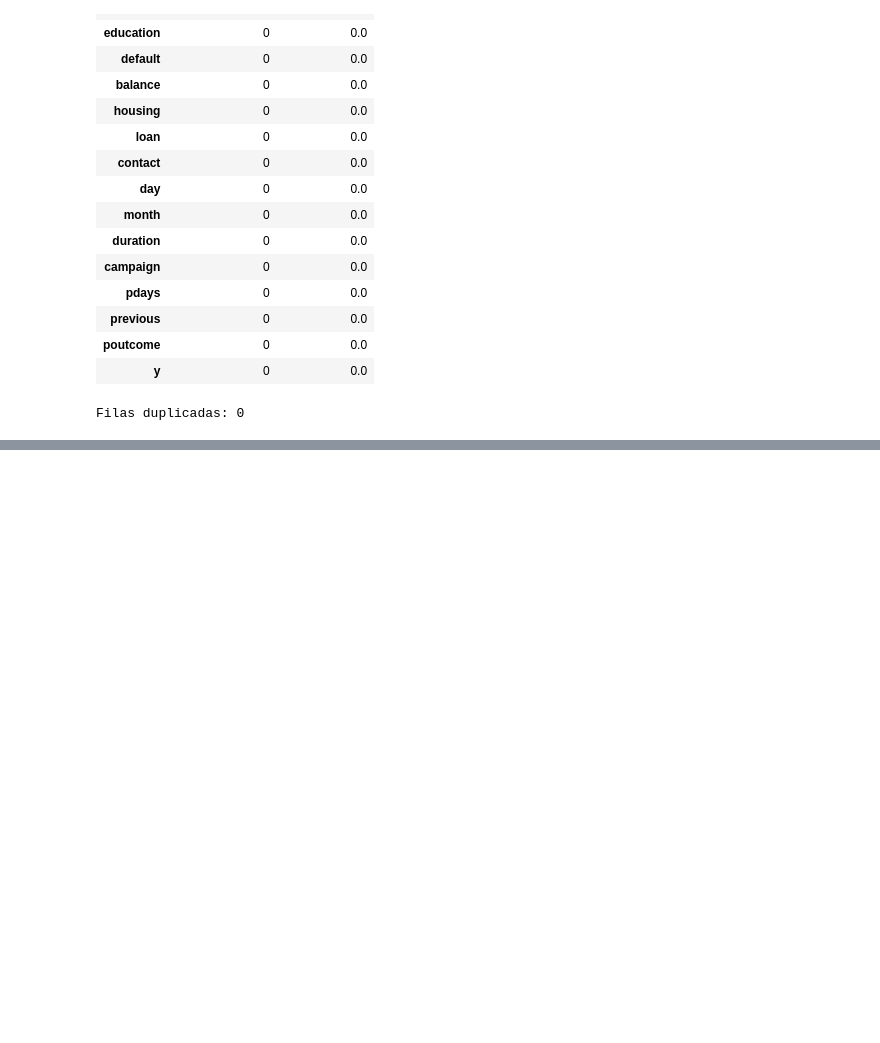
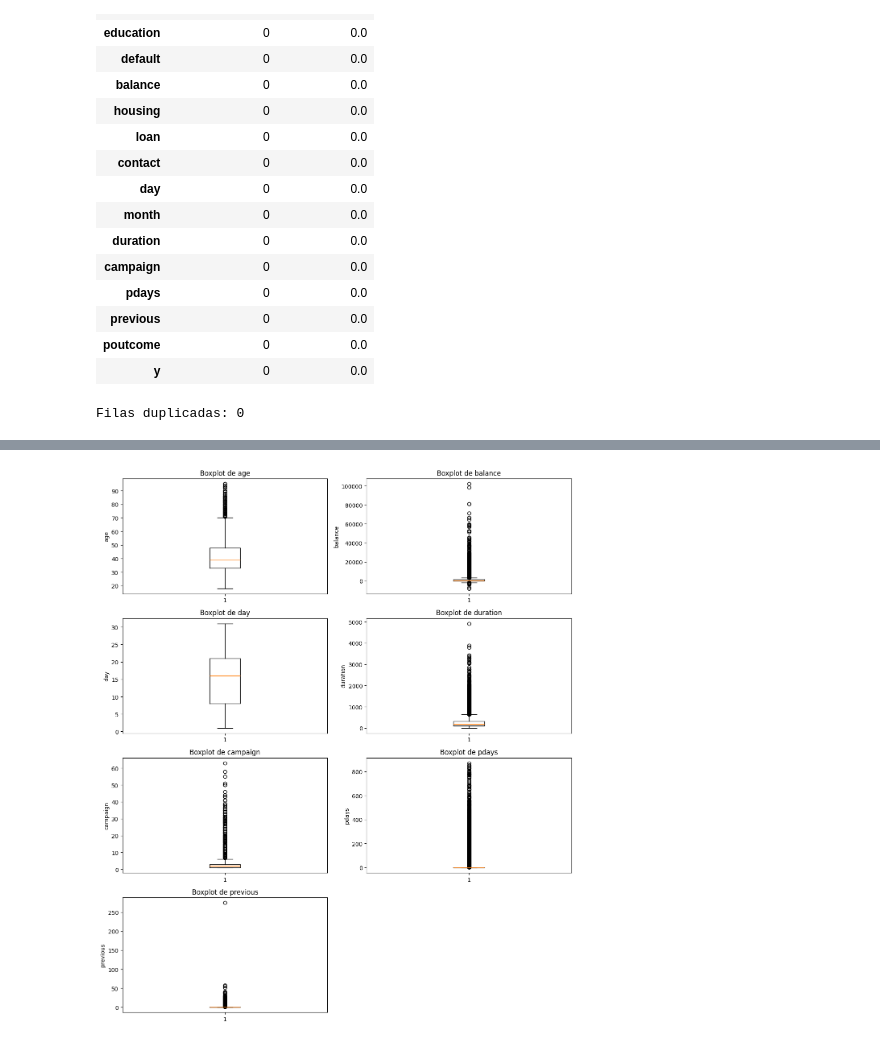
Before and after one commit to LeonardoG2005/Bank-Marketing-Database, a Jupyter notebook: Bank_Marketing_Database_Proyecto1.ipynb, the cells around one changed output, grey strips where cells are left out. Drawn from its saved outputs; the diff is of its cells as text; code cells hidden in the pictures; blank space fills up the shorter version.

```diff
--- a/Bank_Marketing_Database_Proyecto1.ipynb
+++ b/Bank_Marketing_Database_Proyecto1.ipynb
@@ -201,0 +259,18 @@ Filas duplicadas: 0
+# %%
+# Boxplots para revisar rangos y posibles valores extremos
+
+fig, axes = plt.subplots(4, 2, figsize=(12, 14))
+axes = axes.ravel()
+
+for ax, col in zip(axes, numeric_cols):
+    ax.boxplot(df[col].dropna(), vert=True)
+    ax.set_title(f"Boxplot de {col}")
+    ax.set_ylabel(col)
+
+for ax in axes[len(numeric_cols):]:
+    ax.axis("off")
+
+plt.tight_layout()
+plt.show()
+# %% [output]
+[figure, added]
```
Also changed, not shown: parts of 9 cells of this notebook.
